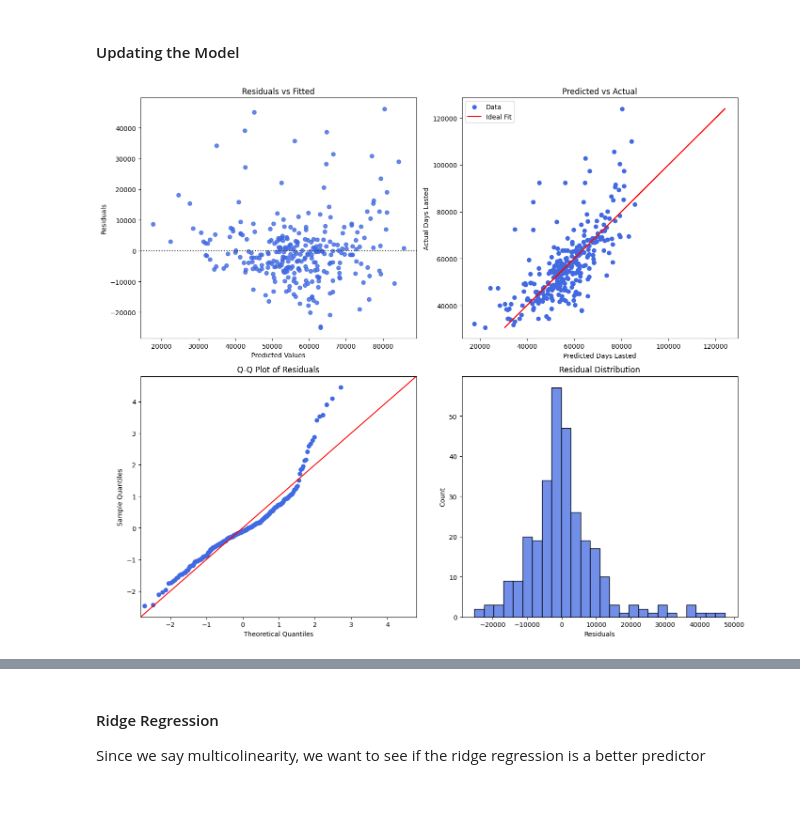
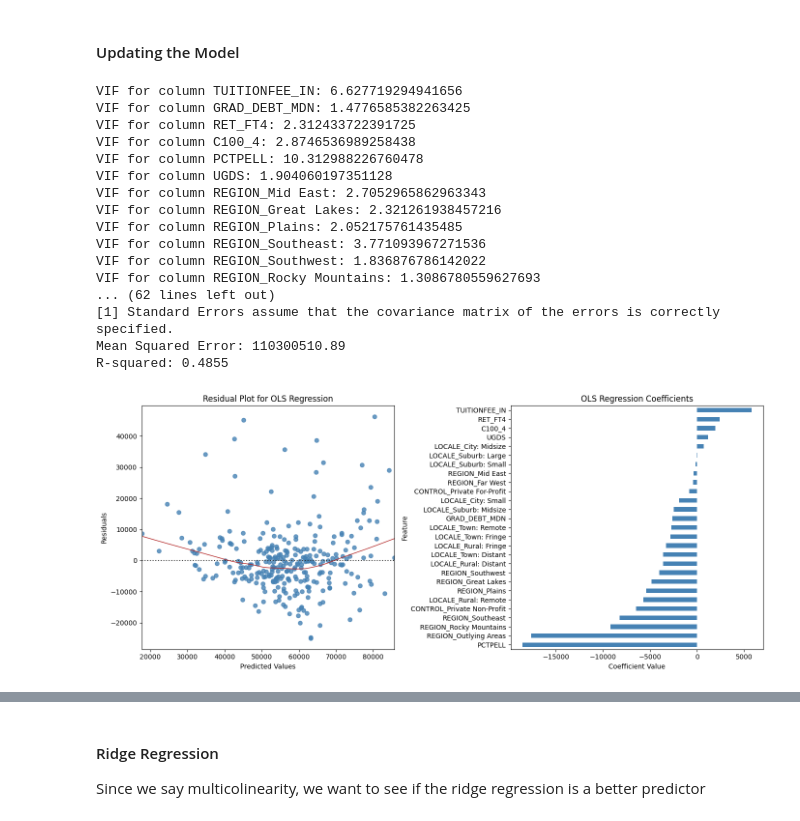
Before and after one commit to INFO523-Fall25-101-201/final-project-ava-lasater, a Jupyter notebook: final-project.ipynb, the cells around one changed output, grey strips where cells are left out. Drawn from its saved outputs; the diff is of its cells as text; code cells hidden in the pictures.

Commit message:
Adding graphs for linear and ridge regressions

```diff
--- a/final-project.ipynb
+++ b/final-project.ipynb
@@ -927,50 +927,101 @@ predictions = pd.to_numeric(predictions, errors='coerce')
 residuals = y_test - predictions
 residuals = pd.to_numeric(residuals, errors='coerce').fillna(0)
 
+'''
+More important graph is created below
 # residual plot
 fig, axes = plt.subplots(2, 2, figsize=(14, 12))
 
-sns.residplot(x=predictions, y=residuals, lowess=False, ax=axes[0,0], color = 'royalblue')
+sns.residplot(x=predictions, y=residuals, lowess=False, ax=axes[0,0], color = 'steelblue')
 axes[0,0].set_xlabel('Predicted Values')
 axes[0,0].set_ylabel('Residuals')
 axes[0,0].set_title('Residuals vs Fitted')
 
 # regression fit
-axes[0,1].scatter(predictions, y_test, label='Data', color = 'royalblue')
+axes[0,1].scatter(predictions, y_test, label='Data', color = 'steelblue')
 axes[0,1].plot(y_test, y_test, color='red', label='Ideal Fit')
 axes[0,1].set_xlabel('Predicted Days Lasted')
 axes[0,1].set_ylabel('Actual Days Lasted')
 axes[0,1].set_title('Predicted vs Actual')
 axes[0,1].legend()
 
 # Q-Q plot
-sm.qqplot(residuals, line='45', fit=True, ax=axes[1,0], markerfacecolor='royalblue', markeredgecolor='royalblue')
+sm.qqplot(residuals, line='45', fit=True, ax=axes[1,0], markerfacecolor='steelblue', markeredgecolor='steelblue')
 axes[1,0].set_title('Q-Q Plot of Residuals')
 
 # residual distribution
-sns.histplot(residuals, ax=axes[1,1], color = 'royalblue')
+sns.histplot(residuals, ax=axes[1,1], color = 'steelblue')
 axes[1,1].set_title('Residual Distribution')
 axes[1,1].set_xlabel('Residuals')
 
 plt.tight_layout()
 plt.show()
-# based on these results, it does not seem that the there is a strong linear relationship and the residuals are not normally distributed
-# the model assumptions are not met
+'''
 
 VIFs = [variance_inflation_factor(X.values, i) for i in range(X.shape[1])]
 for idx, vif in enumerate(VIFs):
     print(f"VIF for column {X.columns[idx]}: {vif}")
 
 # first, let's look at the model results
 model_summary2 = model.summary2()
 print(model_summary2)
 
 # Calculating MSE
 mse = mean_squared_error(y_test, y_pred)
 print(f'Mean Squared Error: {mse:.2f}')
 
 # Extracting Adjusted R-squared from the model's summary
 r2 = r2_score(y_test, y_pred)
 print(f'R-squared: {r2:.4f}')
+
+
+ols_coefs = pd.Series(model.params, index=X_train_with_const.columns)
+ols_coefs = ols_coefs.drop('const')  # remove intercept for cleaner plot
+
+# --- Combined Plot ---
+fig, axes = plt.subplots(1, 2, figsize=(14, 6))
+
+# Residual Plot
+sns.residplot(
+    x=predictions,
+    y=residuals,
+    lowess=True,
+    color='steelblue',
+    line_kws={'color': 'firebrick', 'lw': 1},
+    ax=axes[0]
+)
+axes[0].set_xlabel('Predicted Values')
+axes[0].set_ylabel('Residuals')
+axes[0].set_title('Residual Plot for OLS Regression')
+
+# Coefficient Plot
+ols_coefs.sort_values().plot(
+    kind='barh',
+    color='steelblue',
+    ax=axes[1]
+)
+axes[1].set_title("OLS Regression Coefficients")
+axes[1].set_xlabel("Coefficient Value")
+axes[1].set_ylabel("Feature")
+
+plt.tight_layout()
+plt.show()
 # %% [output]
+VIF for column TUITIONFEE_IN: 6.627719294941656
+VIF for column GRAD_DEBT_MDN: 1.4776585382263425
+VIF for column RET_FT4: 2.312433722391725
+VIF for column C100_4: 2.8746536989258438
+VIF for column PCTPELL: 10.312988226760478
+VIF for column UGDS: 1.904060197351128
+VIF for column REGION_Mid East: 2.7052965862963343
+VIF for column REGION_Great Lakes: 2.321261938457216
+VIF for column REGION_Plains: 2.052175761435485
+VIF for column REGION_Southeast: 3.771093967271536
+VIF for column REGION_Southwest: 1.836876786142022
+VIF for column REGION_Rocky Mountains: 1.3086780559627693
+... (62 lines left out)
+[1] Standard Errors assume that the covariance matrix of the errors is correctly
+specified.
+Mean Squared Error: 110300510.89
+R-squared: 0.4855
-[figure, old version]
+[figure, new version]
```
Also changed, not shown: parts of 5 cells of this notebook.
